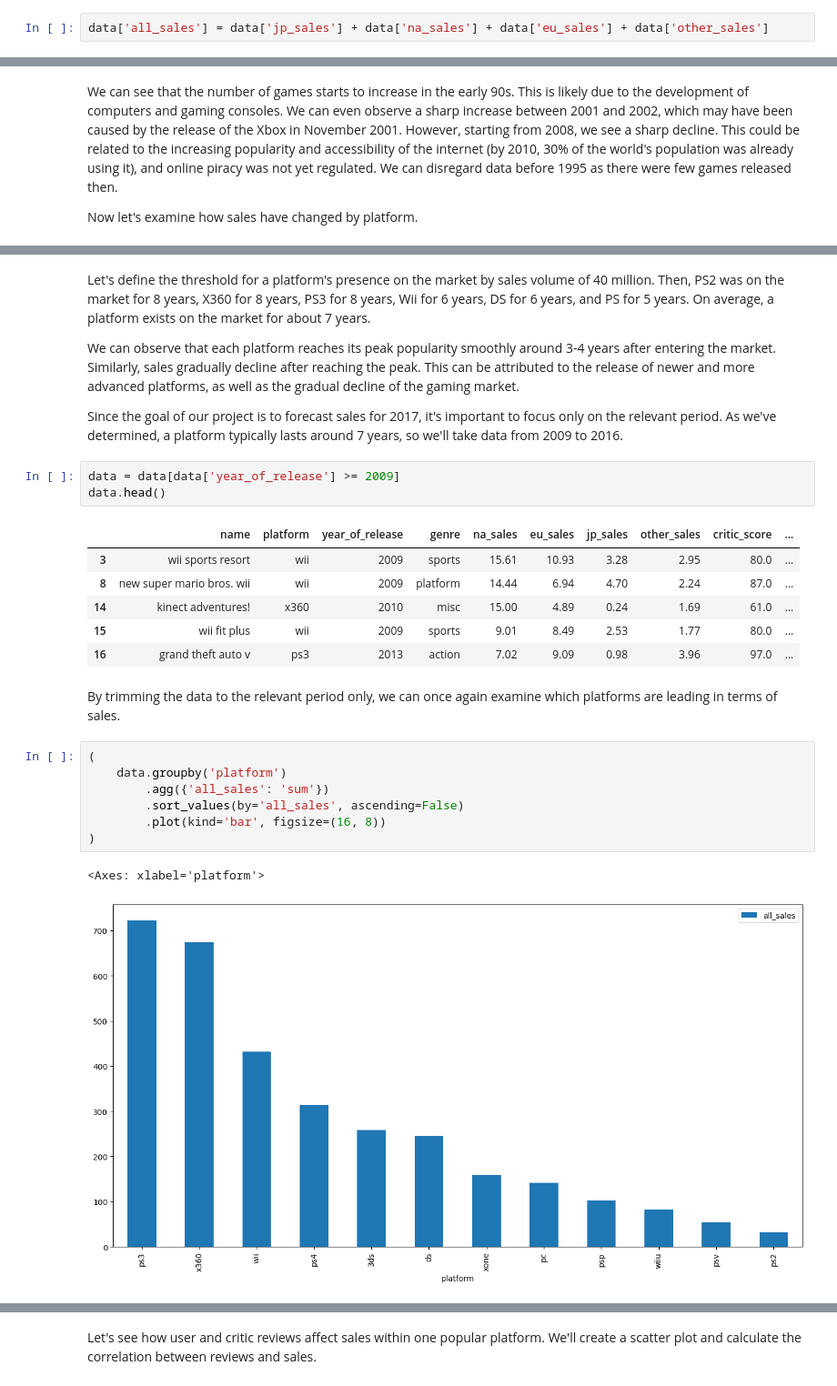
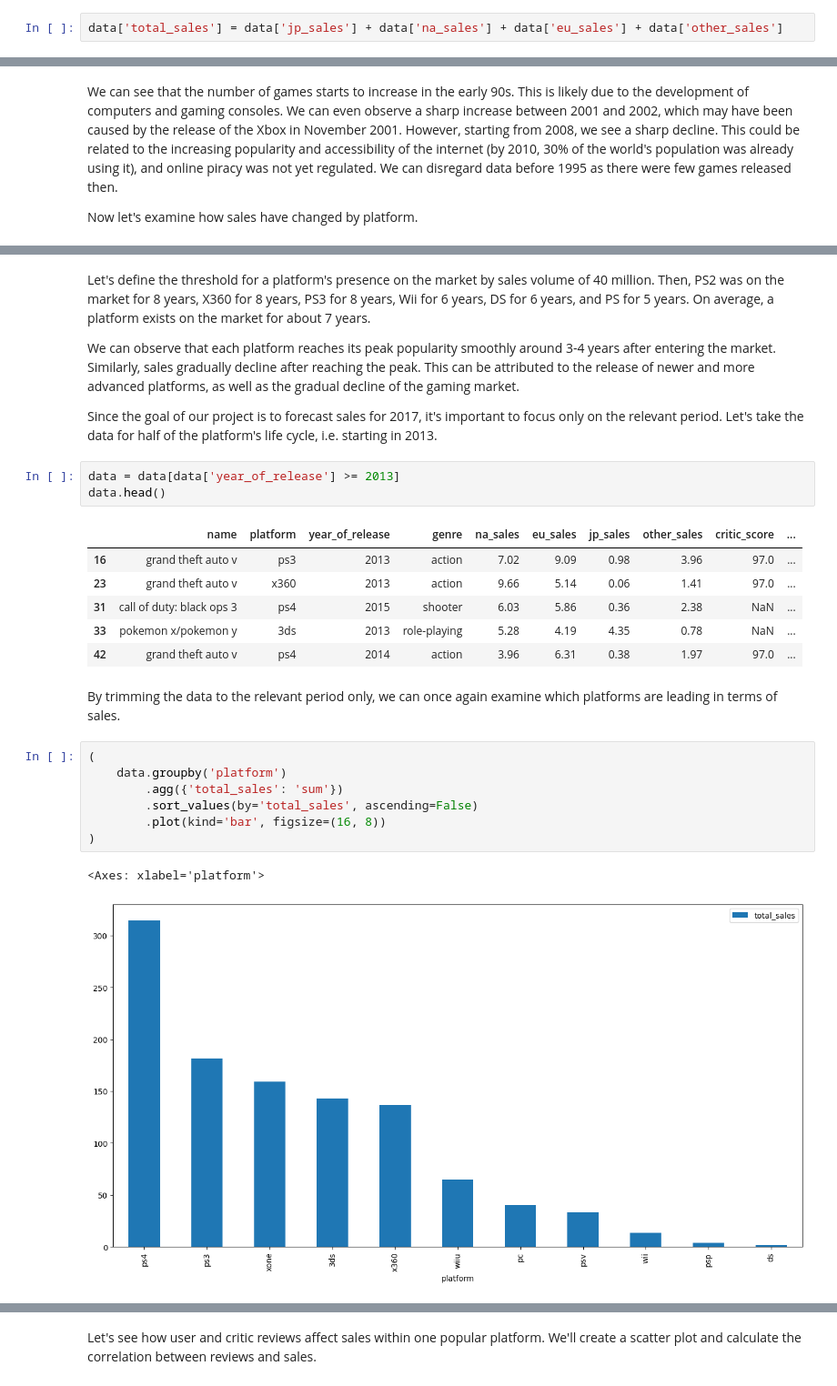
Before and after one commit to mariakyrychok/games, a Jupyter notebook: main.ipynb, the cells around one changed output, grey strips where cells are left out. Shown at 91% size. Drawn from its saved outputs; the diff is of its cells as text.

```diff
--- a/main.ipynb
+++ b/main.ipynb
@@ -219,7 +218,7 @@ There are no duplicates in the data.
 
 Let's calculate the total sales in all regions and record them in a separate column.
 # %%
-data['all_sales'] = data['jp_sales'] + data['na_sales'] + data['eu_sales'] + data['other_sales']
+data['total_sales'] = data['jp_sales'] + data['na_sales'] + data['eu_sales'] + data['other_sales']
 # %% [markdown]
 **Conclusion**
 
@@ -295,27 +295,27 @@ Let's define the threshold for a platform's presence on the market by sales volu
 
 We can observe that each platform reaches its peak popularity smoothly around 3-4 years after entering the market. Similarly, sales gradually decline after reaching the peak. This can be attributed to the release of newer and more advanced platforms, as well as the gradual decline of the gaming market.
 
-Since the goal of our project is to forecast sales for 2017, it's important to focus only on the relevant period. As we've determined, a platform typically lasts around 7 years, so we'll take data from 2009 to 2016.
+Since the goal of our project is to forecast sales for 2017, it's important to focus only on the relevant period. Let's take the data for half of the platform's life cycle, i.e. starting in 2013.
 # %%
-data = data[data['year_of_release'] >= 2009]
+data = data[data['year_of_release'] >= 2013]
 data.head()
 # %% [output]
 |  | name | platform | year_of_release | genre | na_sales | eu_sales | jp_sales | other_sales | critic_score | ... |
-| 3 | wii sports resort | wii | 2009 | sports | 15.61 | 10.93 | 3.28 | 2.95 | 80.0 | ... |
-| 8 | new super mario bros. wii | wii | 2009 | platform | 14.44 | 6.94 | 4.70 | 2.24 | 87.0 | ... |
-| 14 | kinect adventures! | x360 | 2010 | misc | 15.00 | 4.89 | 0.24 | 1.69 | 61.0 | ... |
-| 15 | wii fit plus | wii | 2009 | sports | 9.01 | 8.49 | 2.53 | 1.77 | 80.0 | ... |
 | 16 | grand theft auto v | ps3 | 2013 | action | 7.02 | 9.09 | 0.98 | 3.96 | 97.0 | ... |
+| 23 | grand theft auto v | x360 | 2013 | action | 9.66 | 5.14 | 0.06 | 1.41 | 97.0 | ... |
+| 31 | call of duty: black ops 3 | ps4 | 2015 | shooter | 6.03 | 5.86 | 0.36 | 2.38 | NaN | ... |
+| 33 | pokemon x/pokemon y | 3ds | 2013 | role-playing | 5.28 | 4.19 | 4.35 | 0.78 | NaN | ... |
+| 42 | grand theft auto v | ps4 | 2014 | action | 3.96 | 6.31 | 0.38 | 1.97 | 97.0 | ... |
 # %% [markdown]
 By trimming the data to the relevant period only, we can once again examine which platforms are leading in terms of sales.
 # %%
 (
     data.groupby('platform')
-        .agg({'all_sales': 'sum'})
-        .sort_values(by='all_sales', ascending=False)
+        .agg({'total_sales': 'sum'})
+        .sort_values(by='total_sales', ascending=False)
         .plot(kind='bar', figsize=(16, 8))
 )
 # %% [output]
 <Axes: xlabel='platform'>
-[figure, old version]
+[figure, new version]
 # %% [markdown]
```
Also changed, not shown: parts of 32 cells of this notebook.
